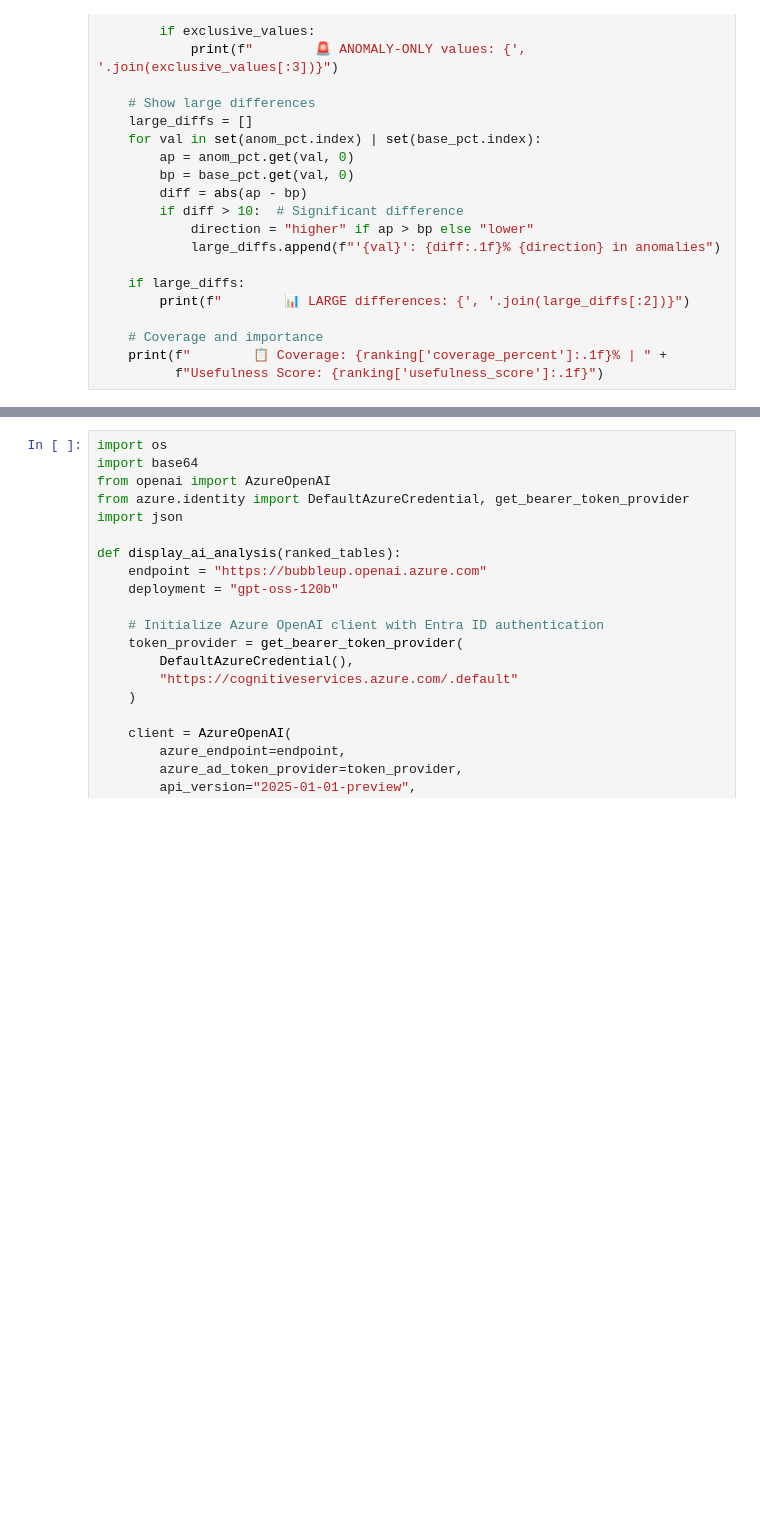
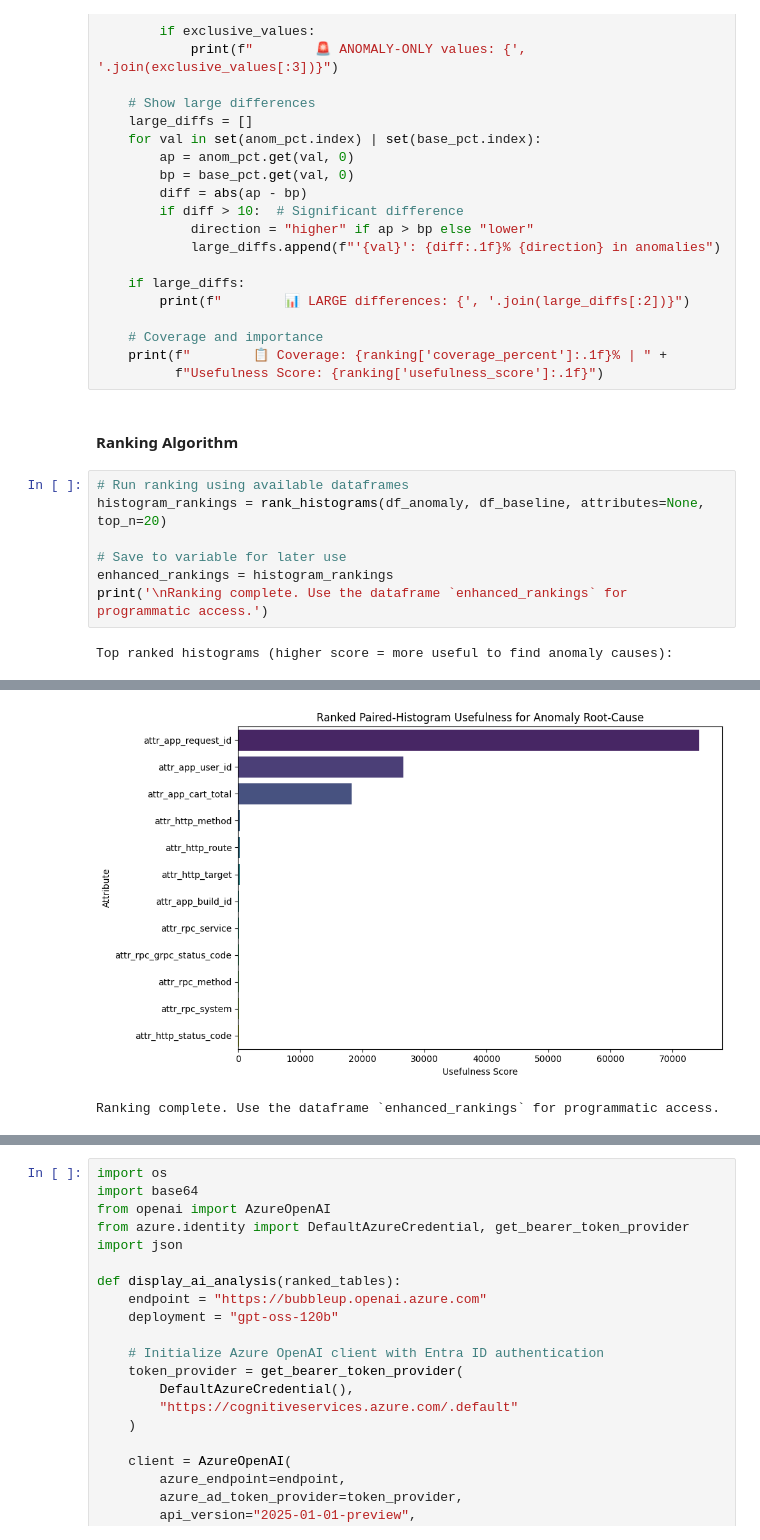
Before and after one commit to microsoft/Docker-Provider, a Jupyter notebook: traces/trace_duration_heatmap_analysis.ipynb, the cells around one changed output, grey strips where cells are left out. Saved outputs shown, nothing was run; the diff lists cells and outputs as text; blank space fills up the shorter version.

```diff
--- a/traces/trace_duration_heatmap_analysis.ipynb
+++ b/traces/trace_duration_heatmap_analysis.ipynb
@@ -1897,3 +1849,14 @@ def print_attribute_insights(anom_pct, base_pct, display_name, ranking):
     # Coverage and importance
     print(f"        📋 Coverage: {ranking['coverage_percent']:.1f}% | " +
           f"Usefulness Score: {ranking['usefulness_score']:.1f}")
+# %% [markdown]
+#### Ranking Algorithm
+# %%
+# Run ranking using available dataframes
+histogram_rankings = rank_histograms(df_anomaly, df_baseline, attributes=None, top_n=20)
+
+# Save to variable for later use
+enhanced_rankings = histogram_rankings
+print('\nRanking complete. Use the dataframe `enhanced_rankings` for programmatic access.')
+# %% [output]
+Top ranked histograms (higher score = more useful to find anomaly causes):
@@ -1899,0 +1880,2 @@ def print_attribute_insights(anom_pct, base_pct, display_name, ranking):
+[figure, added]
+Ranking complete. Use the dataframe `enhanced_rankings` for programmatic access.
```
Also changed, not shown: parts of 23 cells of this notebook.
